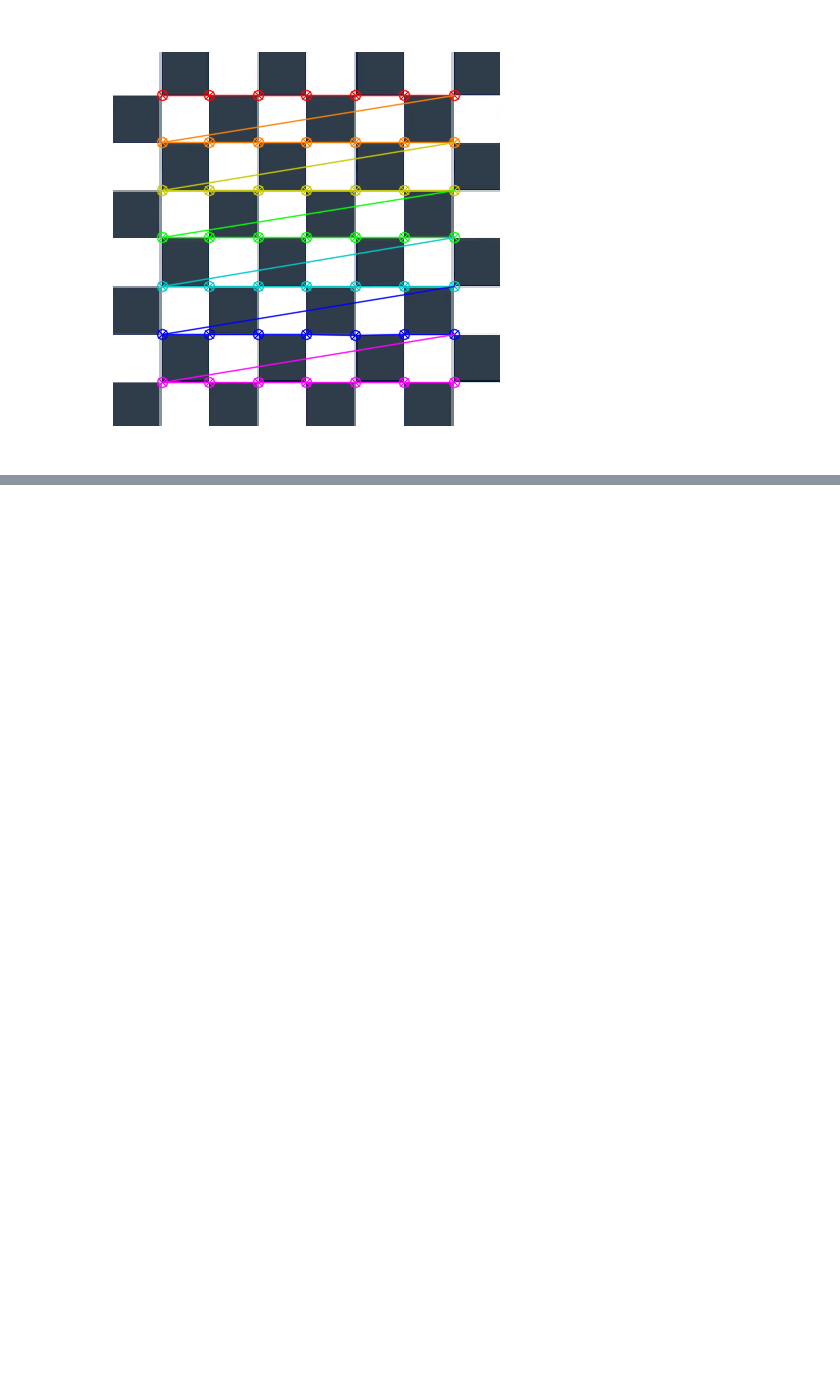
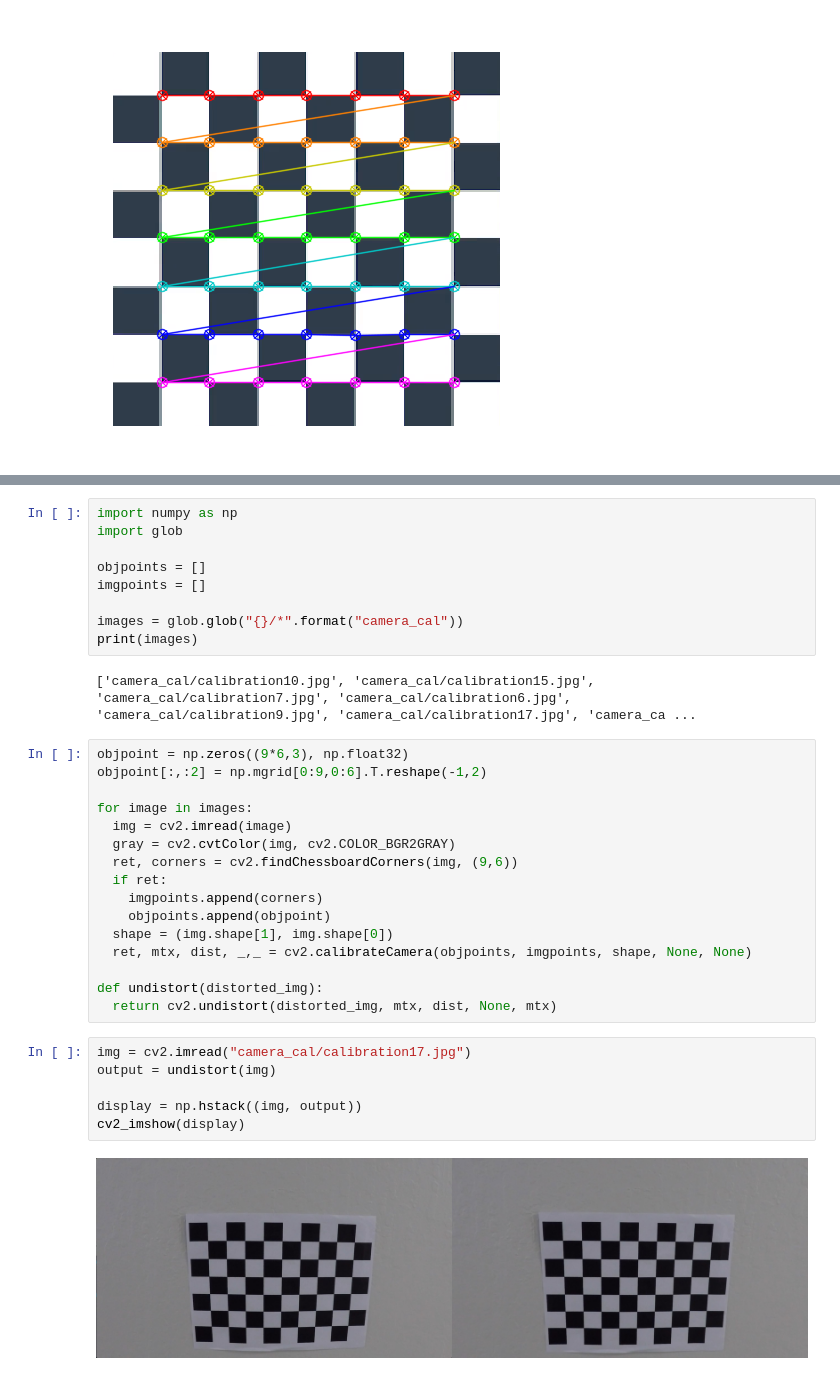
Before and after one commit to stormfireuttam/Major-Project, a Jupyter notebook: 03 Lane Detection/02 Advanced Lane Detection/BasicsOfCalibration.ipynb, the cells around one changed output, grey strips where cells are left out. Cells and saved outputs as stored; diff of their text form; blank space fills up the shorter version.

```diff
--- a/03 Lane Detection/02 Advanced Lane Detection/BasicsOfCalibration.ipynb
+++ b/03 Lane Detection/02 Advanced Lane Detection/BasicsOfCalibration.ipynb
@@ -23,0 +42,35 @@ if success == True:
+# %%
+import numpy as np
+import glob
+
+objpoints = []
+imgpoints = []
+
+images = glob.glob("{}/*".format("camera_cal"))
+print(images)
+# %% [output]
+['camera_cal/calibration10.jpg', 'camera_cal/calibration15.jpg', 'camera_cal/calibration7.jpg', 'camera_cal/calibration6.jpg', 'camera_cal/calibration9.jpg', 'camera_cal/calibration17.jpg', 'camera_ca ...
+# %%
+objpoint = np.zeros((9*6,3), np.float32)
+objpoint[:,:2] = np.mgrid[0:9,0:6].T.reshape(-1,2)
+
+for image in images:
+  img = cv2.imread(image)
+  gray = cv2.cvtColor(img, cv2.COLOR_BGR2GRAY)
+  ret, corners = cv2.findChessboardCorners(img, (9,6))
+  if ret:
+    imgpoints.append(corners)
+    objpoints.append(objpoint)
+  shape = (img.shape[1], img.shape[0])
+  ret, mtx, dist, _,_ = cv2.calibrateCamera(objpoints, imgpoints, shape, None, None)
+
+def undistort(distorted_img):
+  return cv2.undistort(distorted_img, mtx, dist, None, mtx)
+# %%
+img = cv2.imread("camera_cal/calibration17.jpg")
+output = undistort(img)
+
+display = np.hstack((img, output))
+cv2_imshow(display)
+# %% [output]
+[figure, added]
```
Also changed, not shown: parts of 3 cells of this notebook.
